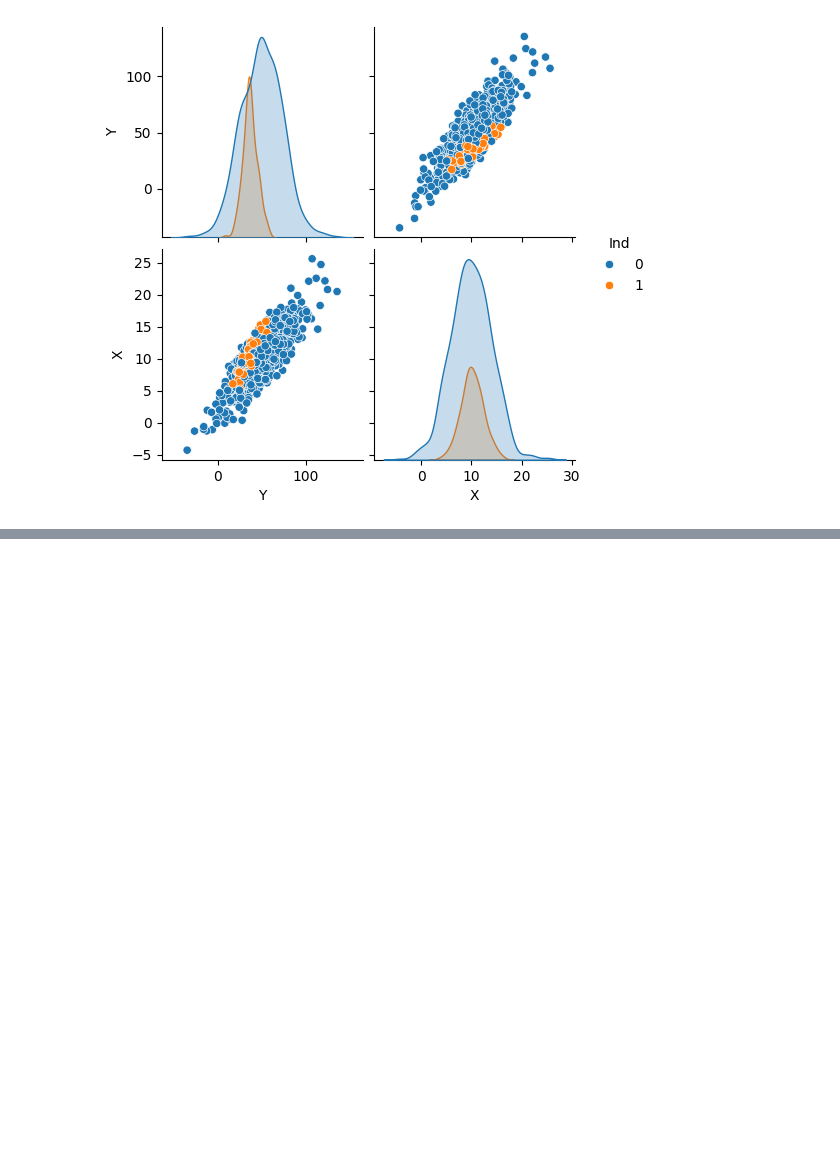
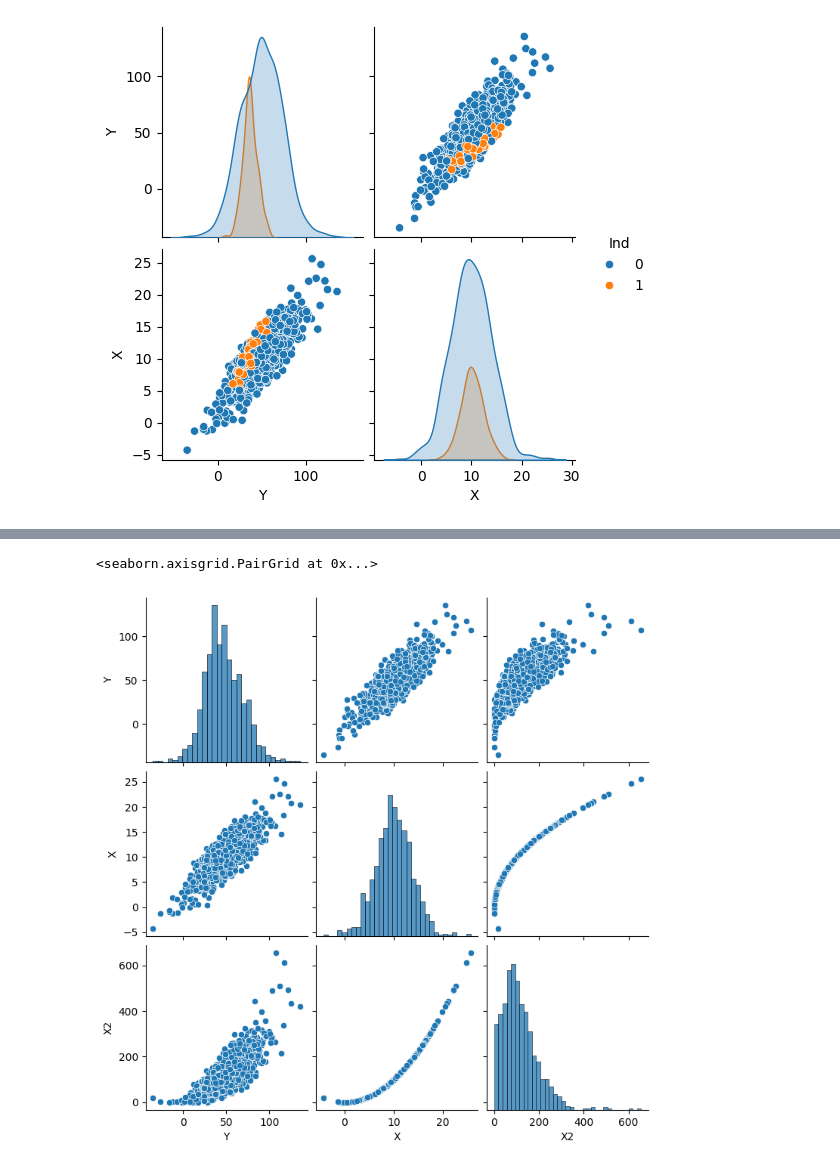
Before and after one commit to alfa7g7/Analisis-Cuantitativo-1er-semestre, a Jupyter notebook: examen-1.ipynb, the cells around one changed output, grey strips where cells are left out. Cells and saved outputs as stored; diff of their text form; code cells hidden in the pictures; blank space fills up the shorter version.

```diff
--- a/examen-1.ipynb
+++ b/examen-1.ipynb
@@ -196,0 +213,10 @@ sns.pairplot(df, hue='Ind')
+# %%
+#Construccion del modelo con interacciones
+# Hacemos un dataframe df_int donde incluimos una interaccion con una segunda variable X2
+# la cual la definimos como el cuadrado de X
+df_int = df.copy()
+df_int['X2'] = df_int['X']**2
+
+#Sacamos la variable Ind que no tiene correlacióm
+df_int.drop("Ind", axis = 1, inplace = True)
+df_int.head()
@@ -196,0 +230,6 @@ sns.pairplot(df, hue='Ind')
+# %%
+# Observamos graficamente el comportamiento de las variables 'X' y 'Y' enfoncandos o usando como pista la variable categórica 'Ind'
+sns.pairplot(df_int)
+# %% [output]
+<seaborn.axisgrid.PairGrid at 0x...>
+[figure, added]
```
Also changed, not shown: parts of 12 cells of this notebook.
